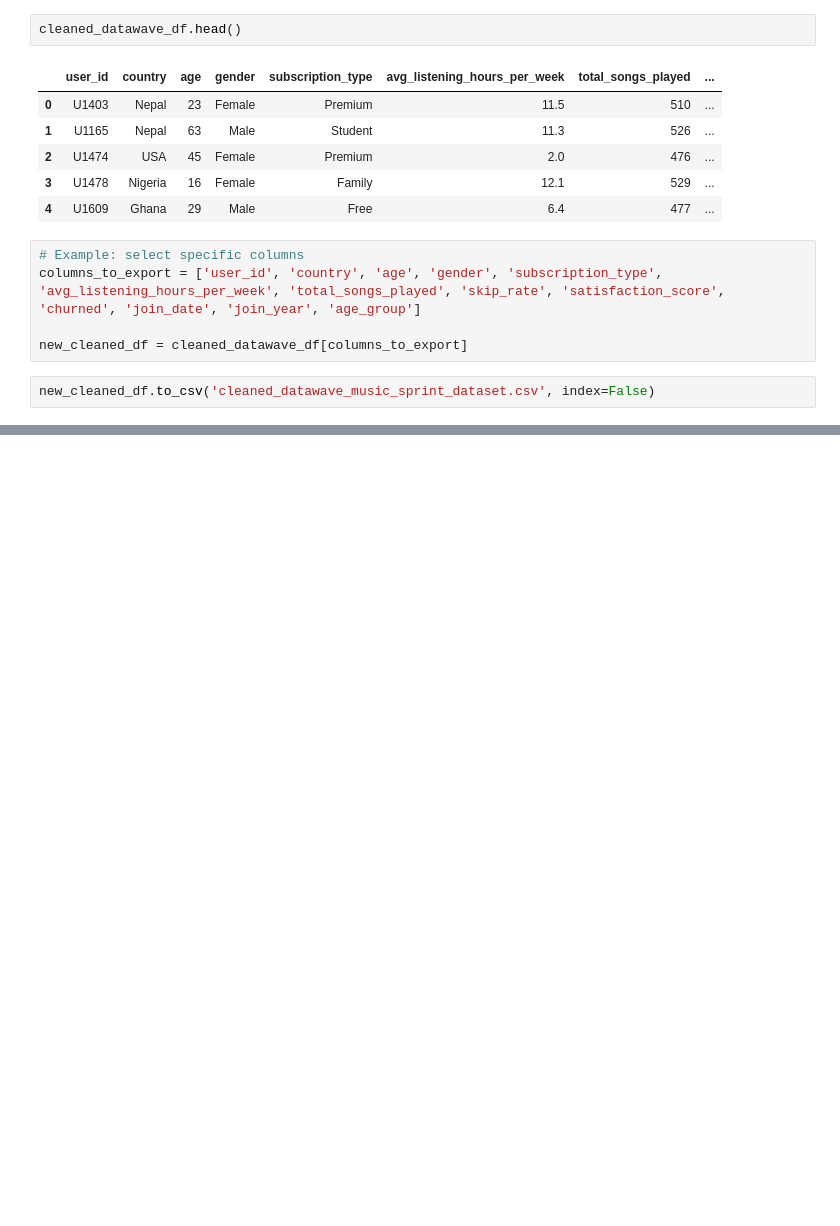
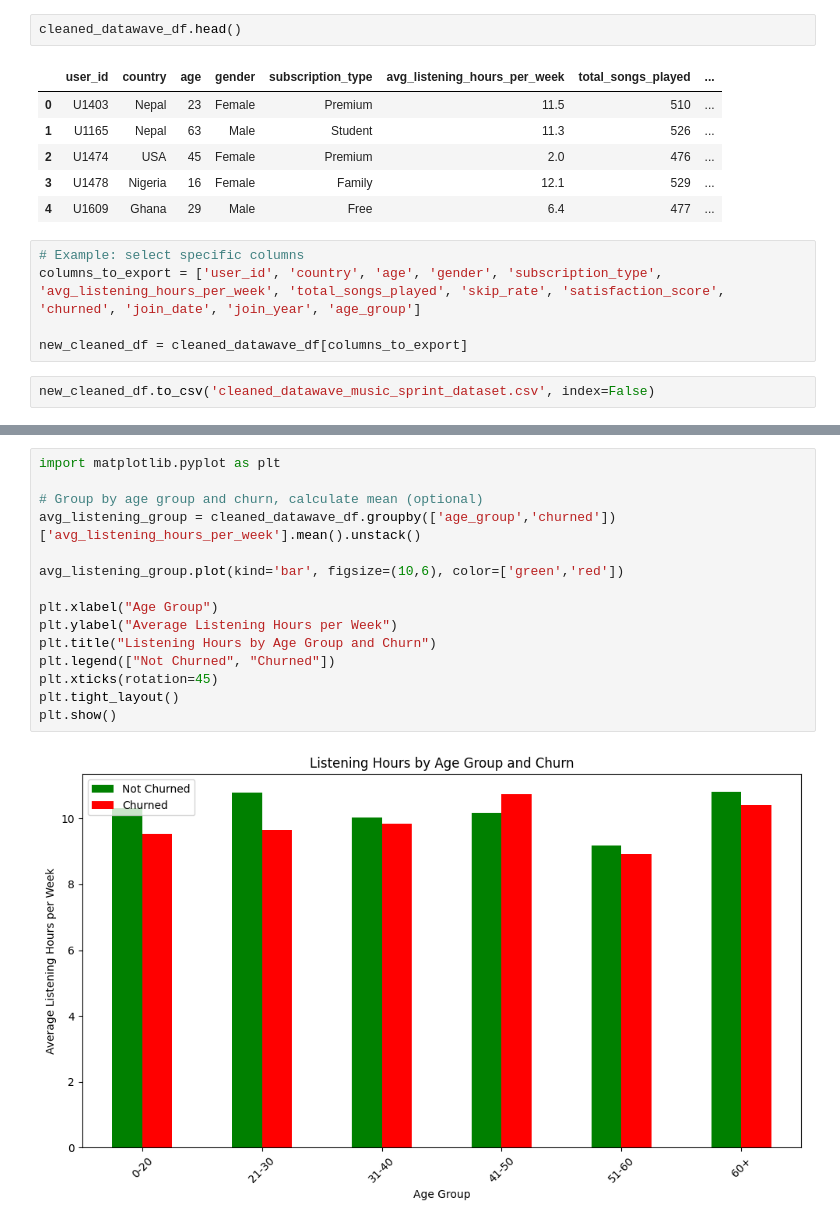
Before and after one commit to ice-alt/PortfolioProjects, a Jupyter notebook: DataWave Music/DataWave_Music_Analysis.ipynb, the cells around one changed output, grey strips where cells are left out. Drawn from its saved outputs; the diff is of its cells as text; blank space fills up the shorter version.

```diff
--- a/DataWave Music/DataWave_Music_Analysis.ipynb
+++ b/DataWave Music/DataWave_Music_Analysis.ipynb
@@ -1309,0 +1348,17 @@ new_cleaned_df.to_csv('cleaned_datawave_music_sprint_dataset.csv', index=False)
+# %%
+import matplotlib.pyplot as plt
+
+# Group by age group and churn, calculate mean (optional)
+avg_listening_group = cleaned_datawave_df.groupby(['age_group','churned'])['avg_listening_hours_per_week'].mean().unstack()
+
+avg_listening_group.plot(kind='bar', figsize=(10,6), color=['green','red'])
+
+plt.xlabel("Age Group")
+plt.ylabel("Average Listening Hours per Week")
+plt.title("Listening Hours by Age Group and Churn")
+plt.legend(["Not Churned", "Churned"])
+plt.xticks(rotation=45)
+plt.tight_layout()
+plt.show()
+# %% [output]
+[figure, added]
```
Also changed, not shown: parts of 8 cells of this notebook.
